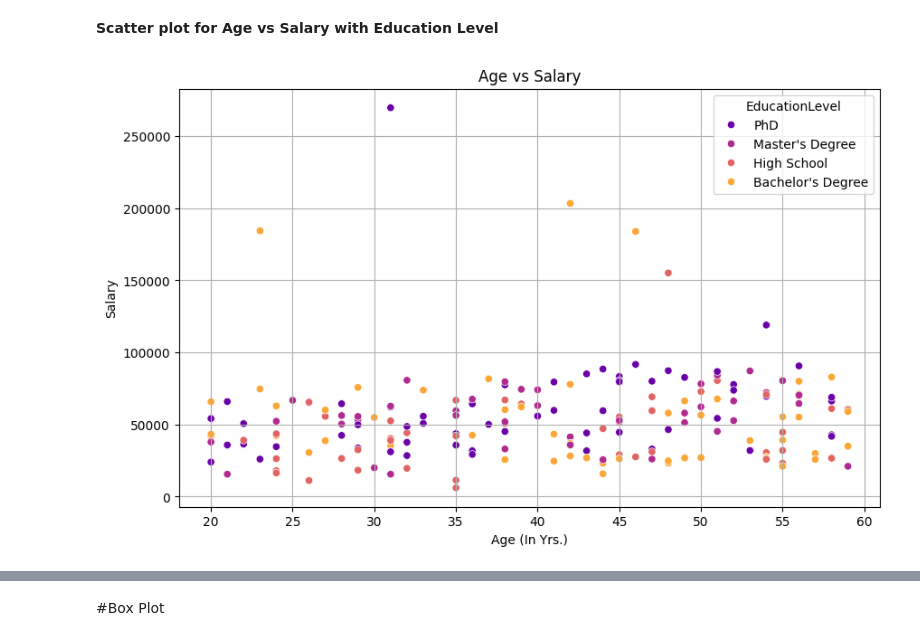
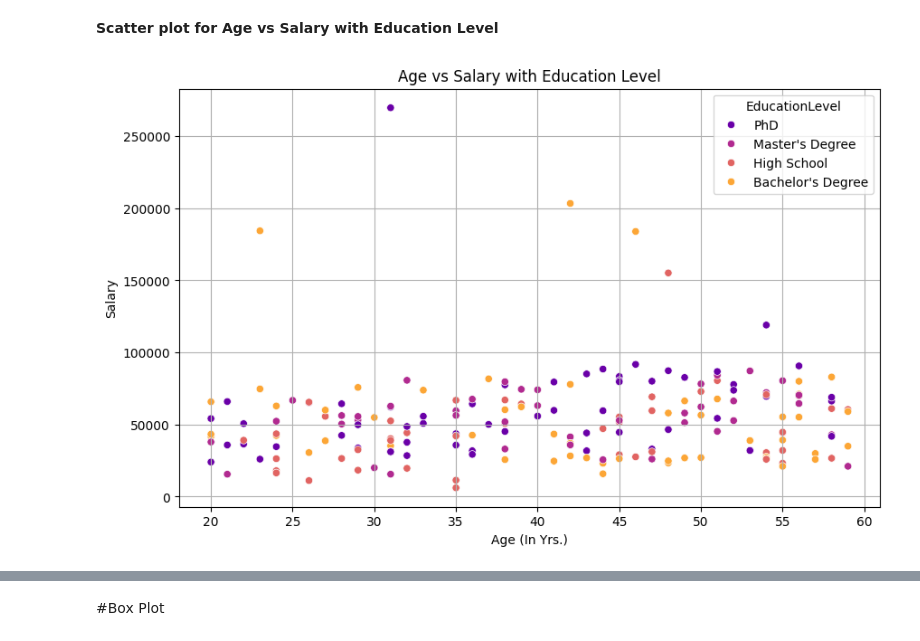
Before and after one commit to rn-byte/Salary_prediction, a Jupyter notebook: Expo_project.ipynb, the cells around one changed output, grey strips where cells are left out. Saved outputs shown, nothing was run; the diff lists cells and outputs as text; code cells hidden in the pictures.

```diff
--- a/Expo_project.ipynb
+++ b/Expo_project.ipynb
@@ -467,14 +467,14 @@ plt.show()
 # %% [markdown]
 **Scatter plot for Age vs Salary with Education Level**
 # %%
-#**Scatter plot for Years of Experience vs Salary with Education Level**
+#**Scatter plot for Age vs Salary with Education Level**
 plt.figure(figsize=(10, 6))
 sns.scatterplot(data=df, x='Age', y='Salary', hue='EducationLevel', palette='plasma')
-ax.set_title('Years of Experience vs Salary')
-plt.title('Age vs Salary')
+ax.set_title('Age vs Salary with Education Level')
+plt.title('Age vs Salary with Education Level')
 plt.xlabel('Age (In Yrs.)')
 plt.ylabel('Salary')
 plt.grid(True)
 plt.show()
 # %% [output]
-[figure, old version]
+[figure, new version]
```
Also changed, not shown: parts of 5 cells of this notebook.
